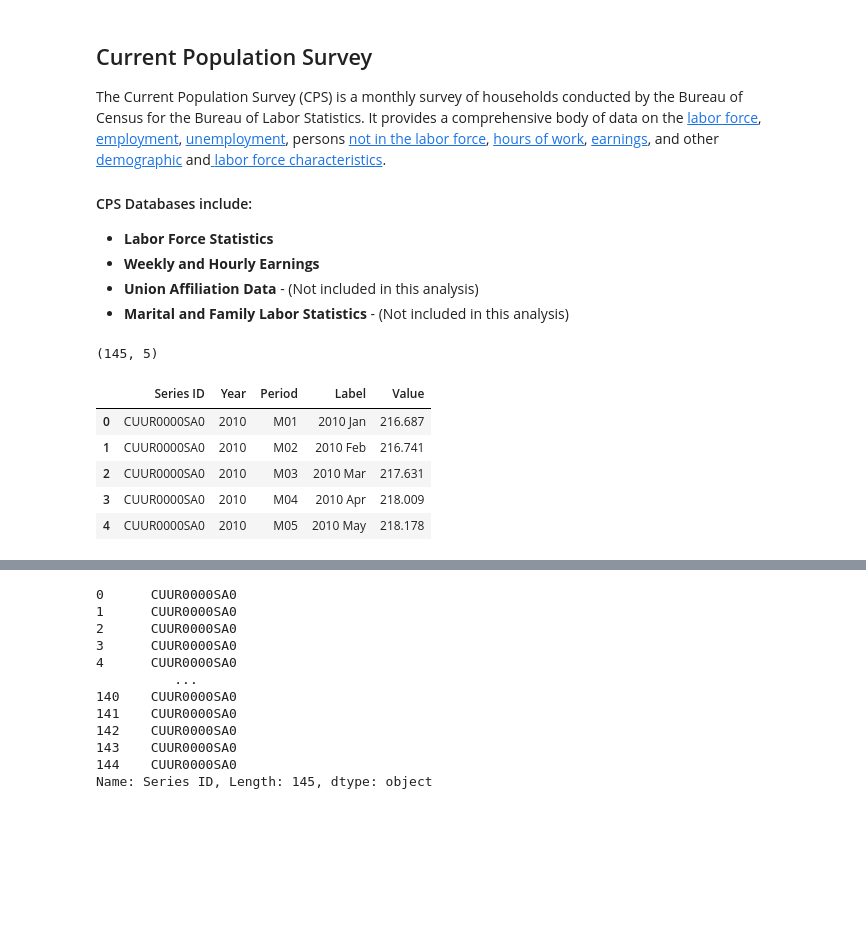
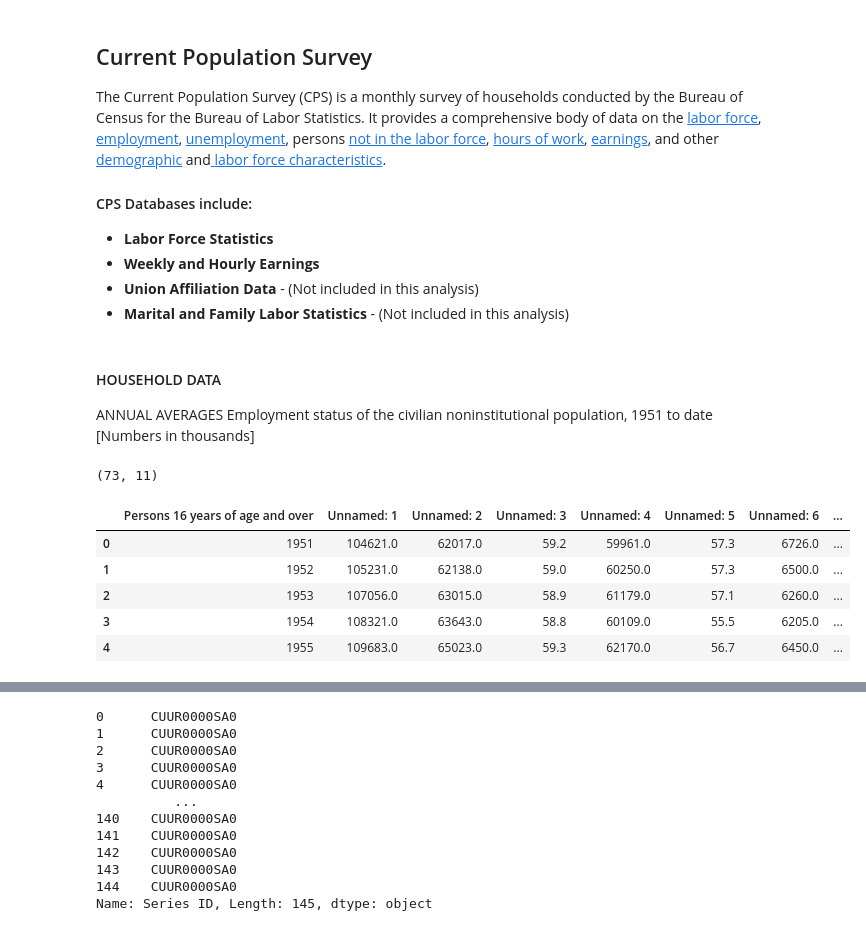
Before and after one commit to techthumb1/bls_project, a Jupyter notebook: notebooks/bls_data_tool.ipynb, the cells around one changed output, grey strips where cells are left out. Saved outputs shown, nothing was run; the diff lists cells and outputs as text; code cells hidden in the pictures; blank space fills up the shorter version.

```diff
--- a/notebooks/bls_data_tool.ipynb
+++ b/notebooks/bls_data_tool.ipynb
@@ -483,14 +483,25 @@ labor force: ***All are Seasonly Adjusted***
 
 """
 # %%
-df = pd.read_csv('/Users/jasonrobinson/Documents/Projects/bls_project/data/cpi_analysis_22.csv')
-print(df.shape)
-df.head()
+#df = pd.read_csv('/Users/jasonrobinson/Documents/Projects/bls_project/data/cpi_analysis_22.csv')
+#print(df.shape)
+#df.head()
-# %% [output]
-(145, 5)
-|  | Series ID | Year | Period | Label | Value |
-| 0 | CUUR0000SA0 | 2010 | M01 | 2010 Jan | 216.687 |
-| 1 | CUUR0000SA0 | 2010 | M02 | 2010 Feb | 216.741 |
-| 2 | CUUR0000SA0 | 2010 | M03 | 2010 Mar | 217.631 |
-| 3 | CUUR0000SA0 | 2010 | M04 | 2010 Apr | 218.009 |
-| 4 | CUUR0000SA0 | 2010 | M05 | 2010 May | 218.178 |
+# %% [markdown]
+
+#### HOUSEHOLD DATA
+
+ANNUAL AVERAGES
+Employment status of the civilian noninstitutional population, 1951 to date [Numbers in thousands]
+# %%
+# Labor force statistics form the current population survey
+labor_force = pd.read_excel('/Users/jasonrobinson/Downloads/cpsaat01.xlsx', skiprows=7)
+print(labor_force.shape)
+labor_force.head()
+# %% [output]
+(73, 11)
+|  | Persons 16 years of age and over | Unnamed: 1 | Unnamed: 2 | Unnamed: 3 | Unnamed: 4 | Unnamed: 5 | Unnamed: 6 | ... |
+| 0 | 1951 | 104621.0 | 62017.0 | 59.2 | 59961.0 | 57.3 | 6726.0 | ... |
+| 1 | 1952 | 105231.0 | 62138.0 | 59.0 | 60250.0 | 57.3 | 6500.0 | ... |
+| 2 | 1953 | 107056.0 | 63015.0 | 58.9 | 61179.0 | 57.1 | 6260.0 | ... |
+| 3 | 1954 | 108321.0 | 63643.0 | 58.8 | 60109.0 | 55.5 | 6205.0 | ... |
+| 4 | 1955 | 109683.0 | 65023.0 | 59.3 | 62170.0 | 56.7 | 6450.0 | ... |
```
Also changed, not shown: parts of 2 cells of this notebook, 7 other files.
